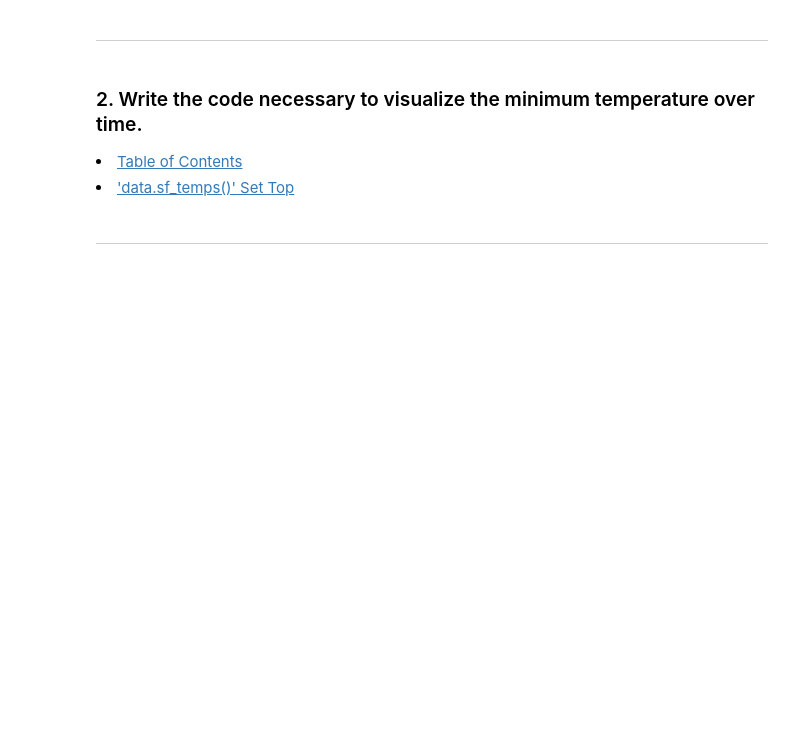
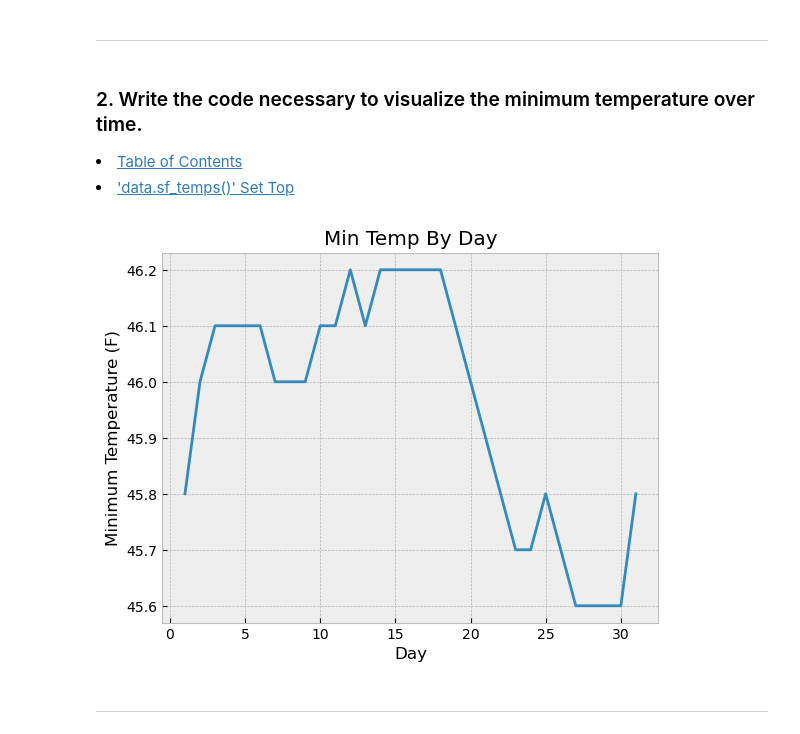
Before and after one commit to Jared-Wood135/time-series-exercises, a Jupyter notebook: working_with_time_series_data.ipynb, the cells around one changed output. Saved outputs shown, nothing was run; the diff lists cells and outputs as text; code cells hidden in the pictures; blank space fills up the shorter version.

```diff
--- a/working_with_time_series_data.ipynb
+++ b/working_with_time_series_data.ipynb
@@ -72,6 +98,15 @@ Use the above dataset for the following exercises:
 
 <li><a href='#TableOfContents'>Table of Contents</a></li>
 <li><a href='#set1'>'data.sf_temps()' Set Top</a></li>
+# %%
+with plt.style.context('bmh'):
+    sf_temps.groupby(sf_temps.date.dt.day)['temp'].min().plot()
+    plt.title('Min Temp By Day')
+    plt.xlabel('Day')
+    plt.ylabel('Minimum Temperature (F)')
+    plt.show()
+# %% [output]
+[figure, added]
 # %% [markdown]
 ---
 # %% [markdown]
```
Also changed, not shown: parts of 25 cells of this notebook.
